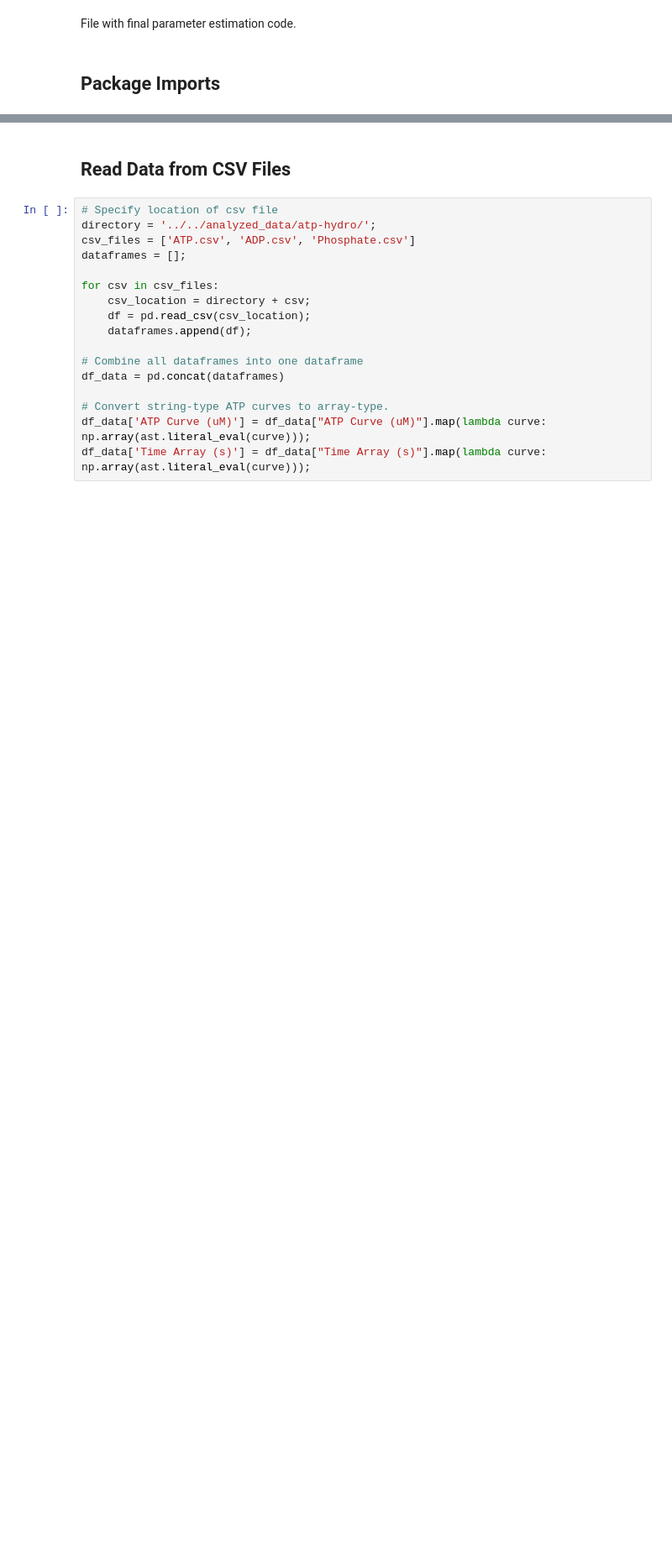
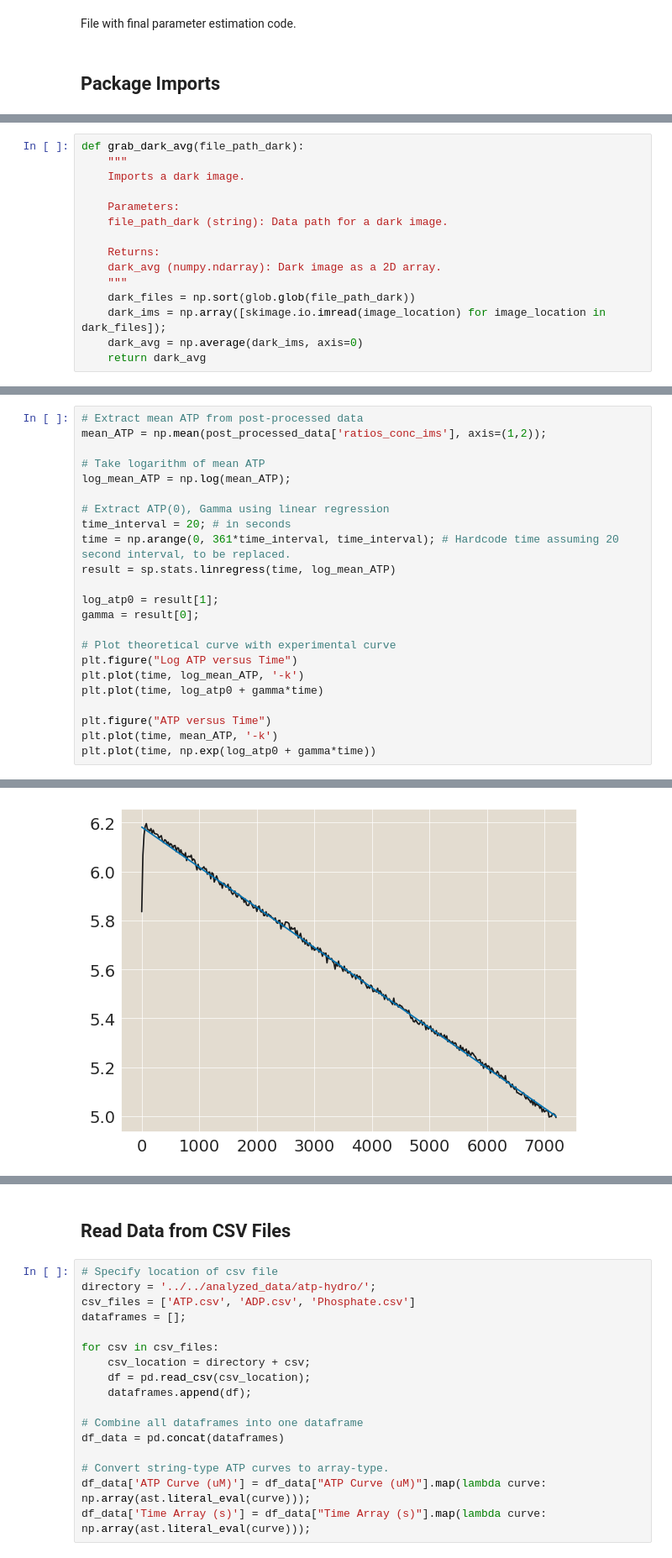
Before and after one commit to RPGroup-PBoC/am_atp, a Jupyter notebook: analysis/atp-hydro/20241108_hydrolysis_parameter_estimation_staging.ipynb, the cells around one changed output, grey strips where cells are left out. Shown at 84% size. Cells and saved outputs as stored; diff of their text form; blank space fills up the shorter version.

```diff
--- a/analysis/atp-hydro/20241108_hydrolysis_parameter_estimation_staging.ipynb
+++ b/analysis/atp-hydro/20241108_hydrolysis_parameter_estimation_staging.ipynb
@@ -55,0 +109,15 @@ size = 500;
+# %%
+def grab_dark_avg(file_path_dark):
+    """
+    Imports a dark image.
+
+    Parameters:
+    file_path_dark (string): Data path for a dark image.
+
+    Returns:
+    dark_avg (numpy.ndarray): Dark image as a 2D array.
+    """
+    dark_files = np.sort(glob.glob(file_path_dark))
+    dark_ims = np.array([skimage.io.imread(image_location) for image_location in dark_files]);
+    dark_avg = np.average(dark_ims, axis=0)
+    return dark_avg
@@ -55,0 +505,24 @@ size = 500;
+# %%
+# Extract mean ATP from post-processed data
+mean_ATP = np.mean(post_processed_data['ratios_conc_ims'], axis=(1,2));
+
+# Take logarithm of mean ATP
+log_mean_ATP = np.log(mean_ATP);
+
+# Extract ATP(0), Gamma using linear regression
+time_interval = 20; # in seconds
+time = np.arange(0, 361*time_interval, time_interval); # Hardcode time assuming 20 second interval, to be replaced.
+result = sp.stats.linregress(time, log_mean_ATP)
+
+log_atp0 = result[1];
+gamma = result[0];
+
+# Plot theoretical curve with experimental curve
+plt.figure("Log ATP versus Time")
+plt.plot(time, log_mean_ATP, '-k')
+plt.plot(time, log_atp0 + gamma*time)
+
+plt.figure("ATP versus Time")
+plt.plot(time, mean_ATP, '-k')
+plt.plot(time, np.exp(log_atp0 + gamma*time))
+# %% [output]
@@ -55,0 +547 @@ size = 500;
+[figure, added]
```
Also changed, not shown: parts of 24 cells of this notebook, 2 other files.
